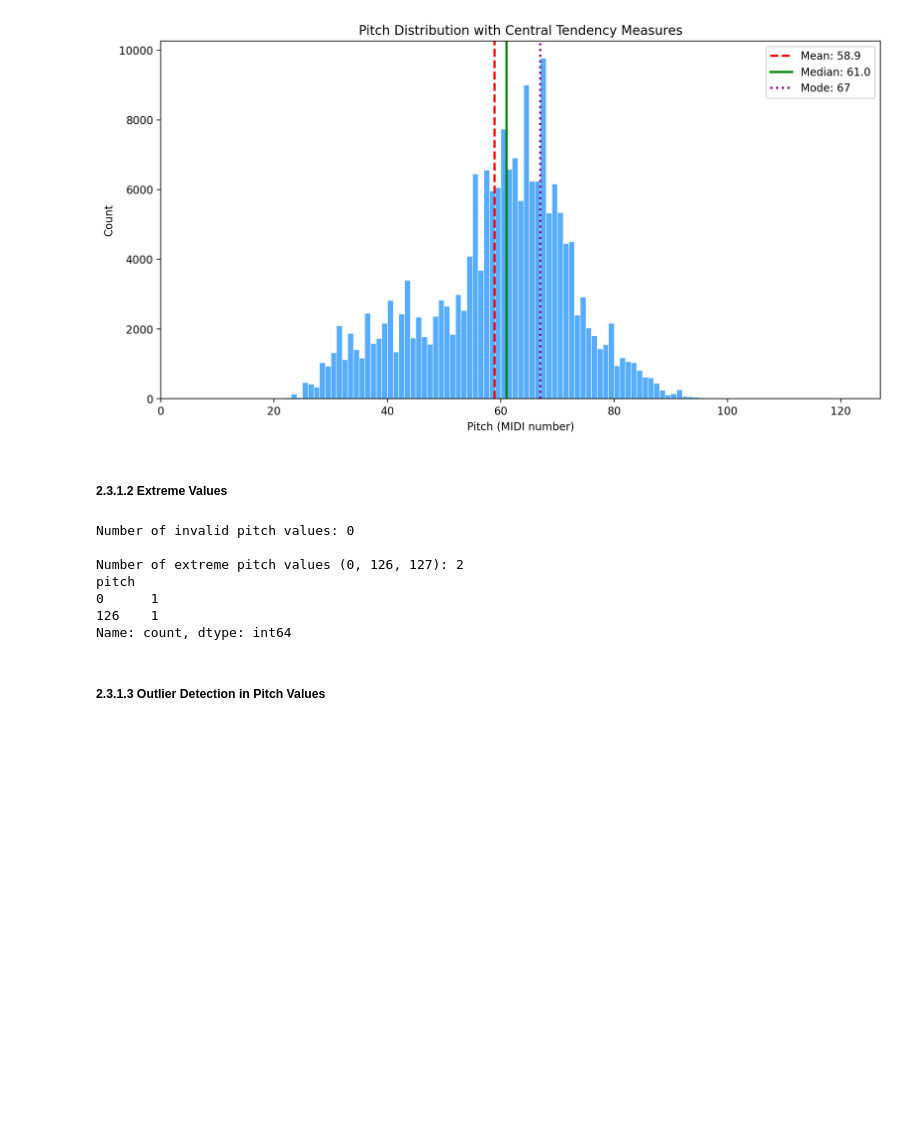
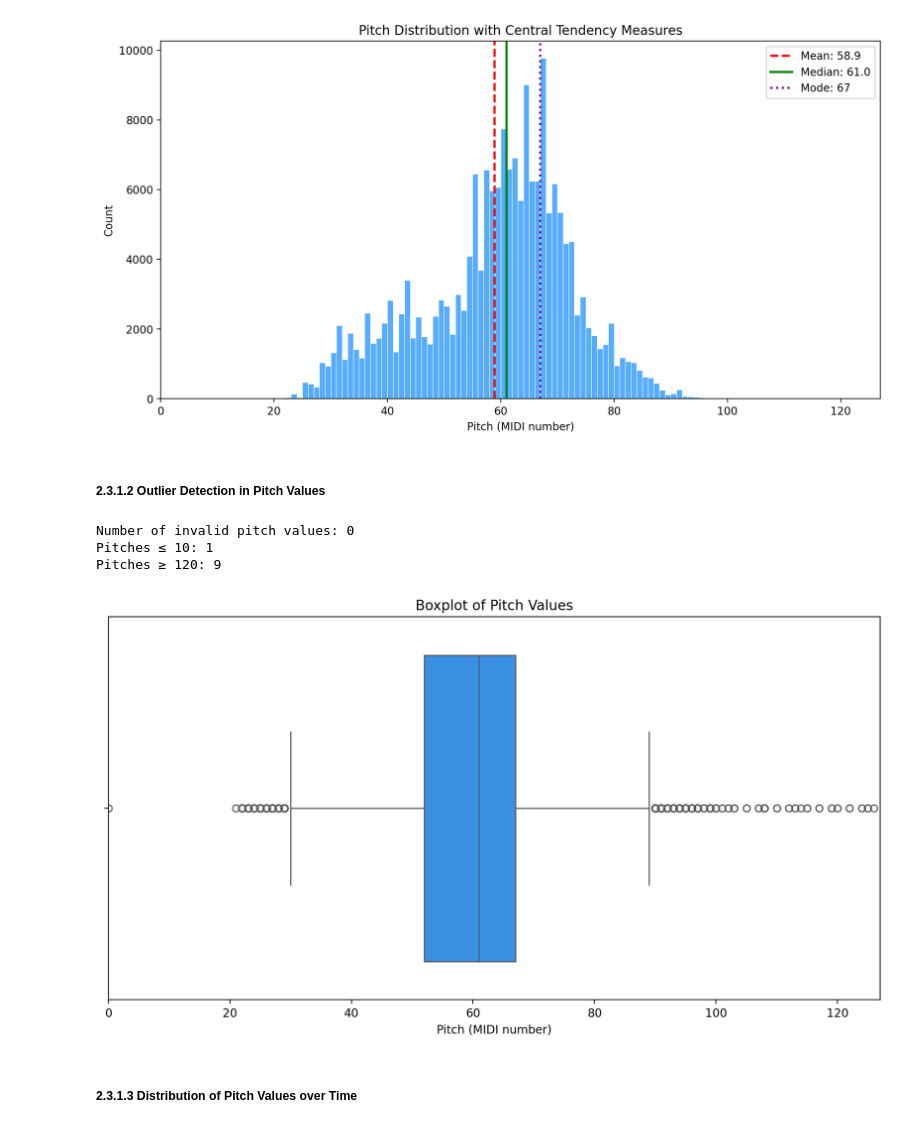
Before and after one commit to julielerudulier/Projects, a Jupyter notebook: TDA Applied to Symbolic Music/project.ipynb, the cells around one changed output. Cells and saved outputs as stored; diff of their text form; code cells hidden in the pictures; blank space fills up the shorter version.

```diff
--- a/TDA Applied to Symbolic Music/project.ipynb
+++ b/TDA Applied to Symbolic Music/project.ipynb
@@ -321,7 +321,7 @@ plt.show()
 # %% [output]
 [figure]
 # %% [markdown]
-##### 2.3.1.2 Extreme Values
+##### 2.3.1.2 Outlier Detection in Pitch Values
 # %%
 # Confirm all values are within the valid MIDI range
 valid_range = df['pitch'].between(0, 127)
@@ -329,17 +329,25 @@ invalid_pitches = df[~valid_range]
 
 print(f"Number of invalid pitch values: {len(invalid_pitches)}")
 
-# Investigate extreme values
-extreme_pitches = df[df['pitch'].isin([0, 126, 127])]
-print(f"\nNumber of extreme pitch values (0, 126, 127): {len(extreme_pitches)}")
-print(extreme_pitches['pitch'].value_counts().sort_index())
+
+# Count how many values are at the extreme edges
+low_extremes = df[df['pitch'] <= 10]
+high_extremes = df[df['pitch'] >= 120]
+
+print(f"Pitches ≤ 10: {len(low_extremes)}")
+print(f"Pitches ≥ 120: {len(high_extremes)}")
 # %% [output]
 Number of invalid pitch values: 0
-
-Number of extreme pitch values (0, 126, 127): 2
-pitch
-0      1
-126    1
-Name: count, dtype: int64
+Pitches ≤ 10: 1
+Pitches ≥ 120: 9
+# %%
+plt.figure(figsize=(12, 6))
+sns.boxplot(x=df['pitch'], color='dodgerblue')
+plt.title('Boxplot of Pitch Values')
+plt.xlabel('Pitch (MIDI number)')
+plt.xlim(0, 127)
+plt.show()
+# %% [output]
+[figure, added]
 # %% [markdown]
-##### 2.3.1.3 Outlier Detection in Pitch Values
+##### 2.3.1.3 Distribution of Pitch Values over Time
```
Also changed, not shown: parts of 25 cells of this notebook.
